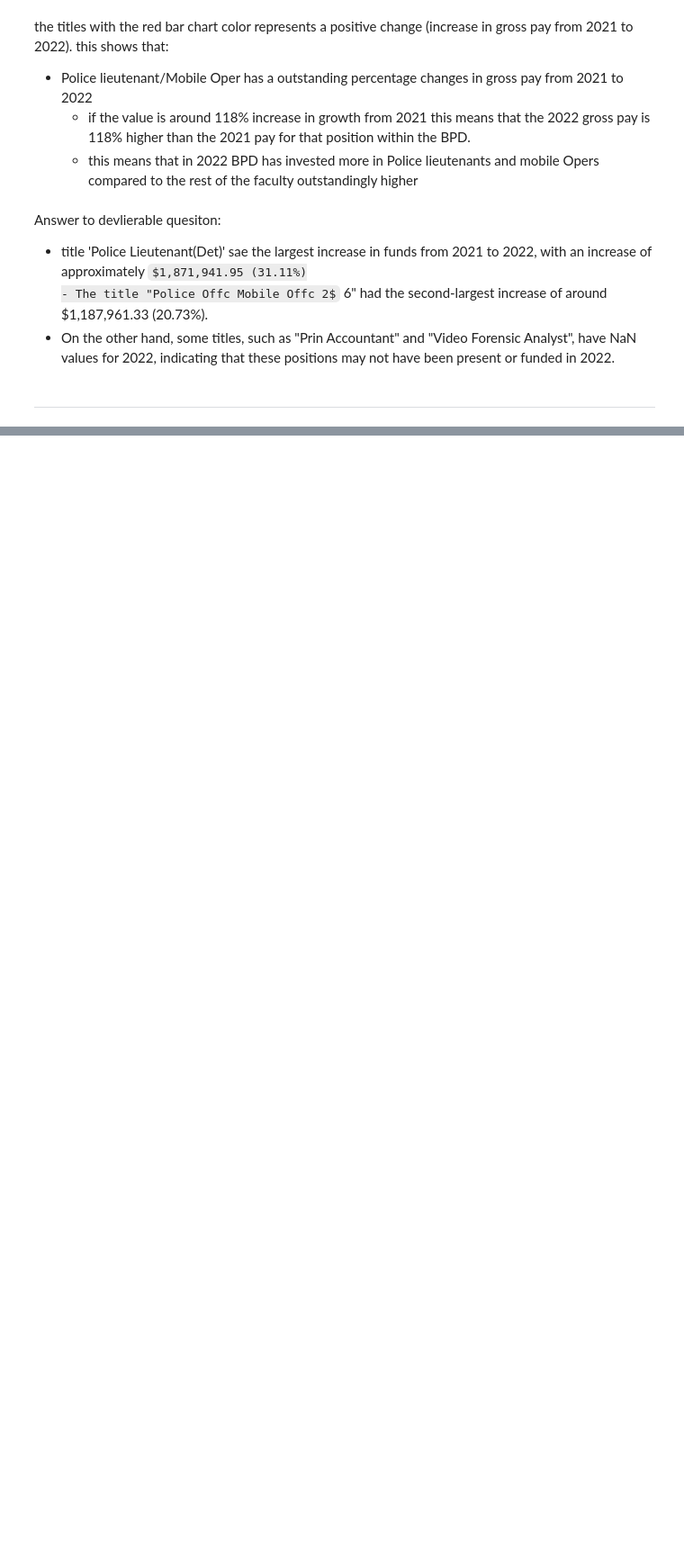
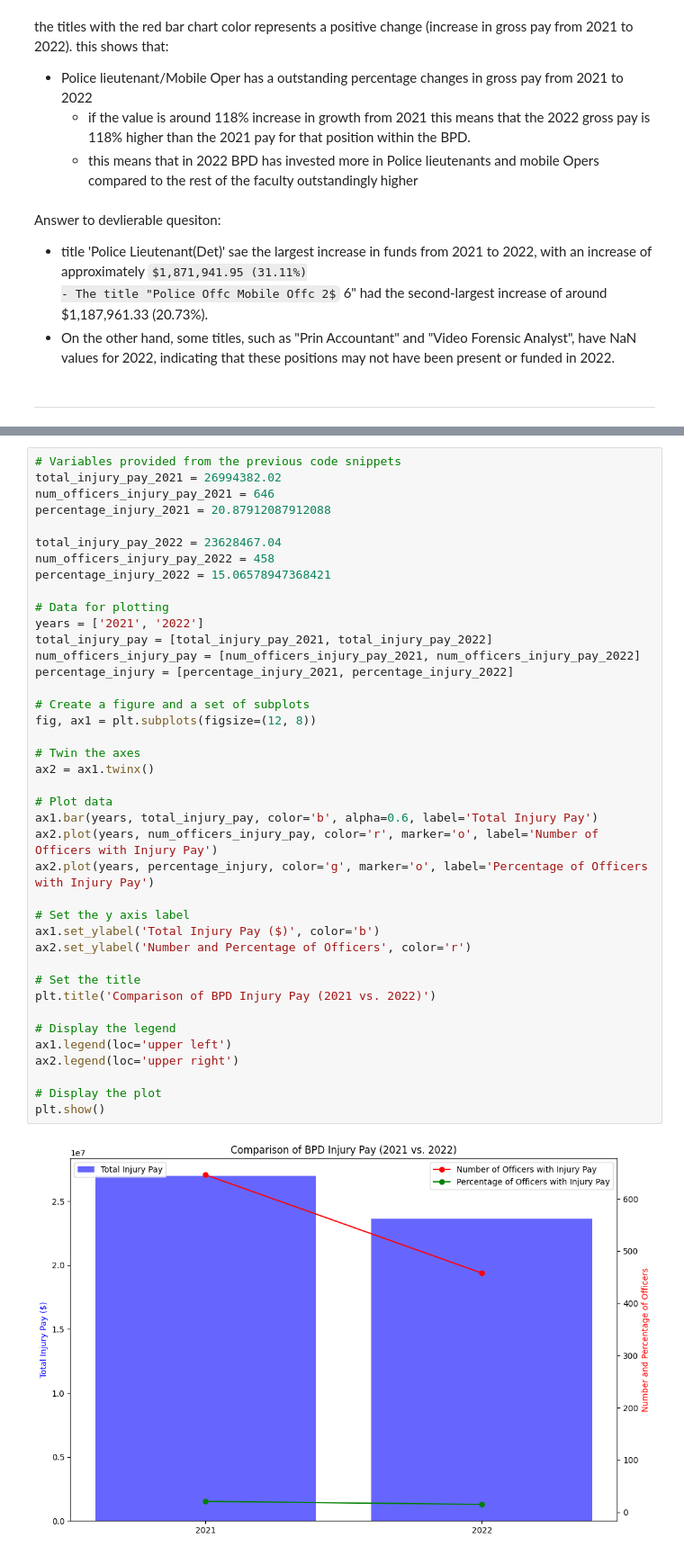
Before and after one commit to BU-Spark/ds-police-overtime, a Jupyter notebook: fa23-team-f/data/data_info.ipynb, the cells around one changed output, grey strips where cells are left out. Shown: that part at 90% size. Drawn from its saved outputs; the diff is of its cells as text; some formulas as TeX source; blank space fills up the shorter version.

```diff
--- a/fa23-team-f/data/data_info.ipynb
+++ b/fa23-team-f/data/data_info.ipynb
@@ -251,0 +481,42 @@ How has fundings shifted between departments ?
+# %%
+# Variables provided from the previous code snippets
+total_injury_pay_2021 = 26994382.02
+num_officers_injury_pay_2021 = 646
+percentage_injury_2021 = 20.87912087912088
+
+total_injury_pay_2022 = 23628467.04
+num_officers_injury_pay_2022 = 458
+percentage_injury_2022 = 15.06578947368421
+
+# Data for plotting
+years = ['2021', '2022']
+total_injury_pay = [total_injury_pay_2021, total_injury_pay_2022]
+num_officers_injury_pay = [num_officers_injury_pay_2021, num_officers_injury_pay_2022]
+percentage_injury = [percentage_injury_2021, percentage_injury_2022]
+
+# Create a figure and a set of subplots
+fig, ax1 = plt.subplots(figsize=(12, 8))
+
+# Twin the axes
+ax2 = ax1.twinx()
+
+# Plot data
+ax1.bar(years, total_injury_pay, color='b', alpha=0.6, label='Total Injury Pay')
+ax2.plot(years, num_officers_injury_pay, color='r', marker='o', label='Number of Officers with Injury Pay')
+ax2.plot(years, percentage_injury, color='g', marker='o', label='Percentage of Officers with Injury Pay')
+
+# Set the y axis label
+ax1.set_ylabel('Total Injury Pay ($)', color='b')
+ax2.set_ylabel('Number and Percentage of Officers', color='r')
+
+# Set the title
+plt.title('Comparison of BPD Injury Pay (2021 vs. 2022)')
+
+# Display the legend
+ax1.legend(loc='upper left')
+ax2.legend(loc='upper right')
+
+# Display the plot
+plt.show()
+# %% [output]
+[figure, added]
```
Also changed, not shown: parts of 34 cells of this notebook.
